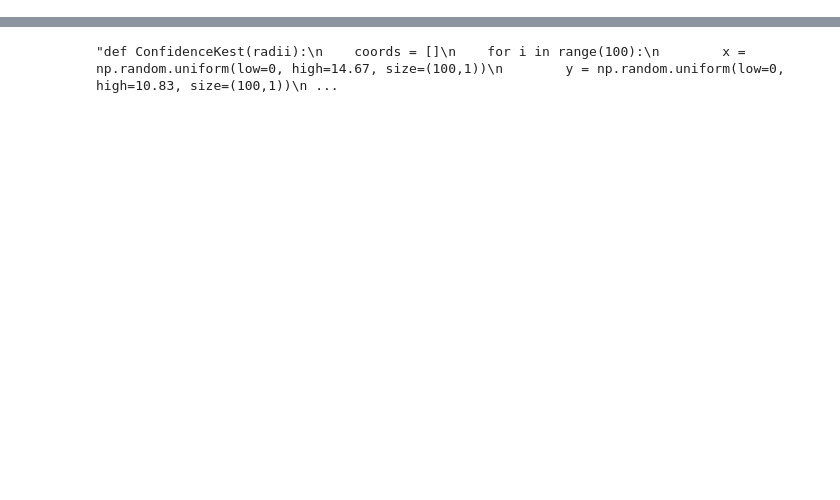
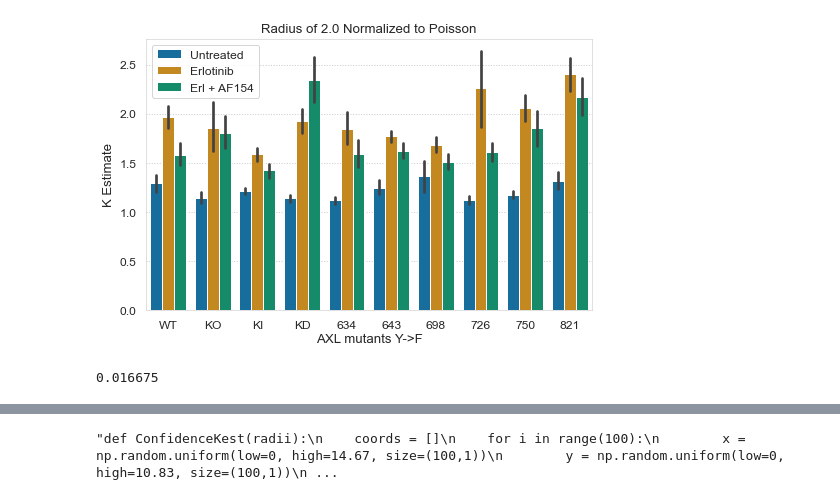
Before and after one commit to meyer-lab/DDMC, a Jupyter notebook: Distances.ipynb, the cells around one changed output, grey strips where cells are left out. Cells and saved outputs as stored; diff of their text form; code cells hidden in the pictures; blank space fills up the shorter version.

```diff
--- a/Distances.ipynb
+++ b/Distances.ipynb
@@ -10,0 +49,9 @@ from msresist.distances import PlotSingleDistances, PlotClosestN, PlotNhrsdistan
+# %%
+radius = np.linspace(2, 14.67, 1)
+BarPlotRipleysK(folder, mutants, lines_num, treatments, legendlabels, replicates, radius)
+# %% [output]
+[figure, added]
+# %%
+3.335/200
+# %% [output]
+0.016675
```
Also changed, not shown: parts of 17 cells of this notebook, 2 other files.
